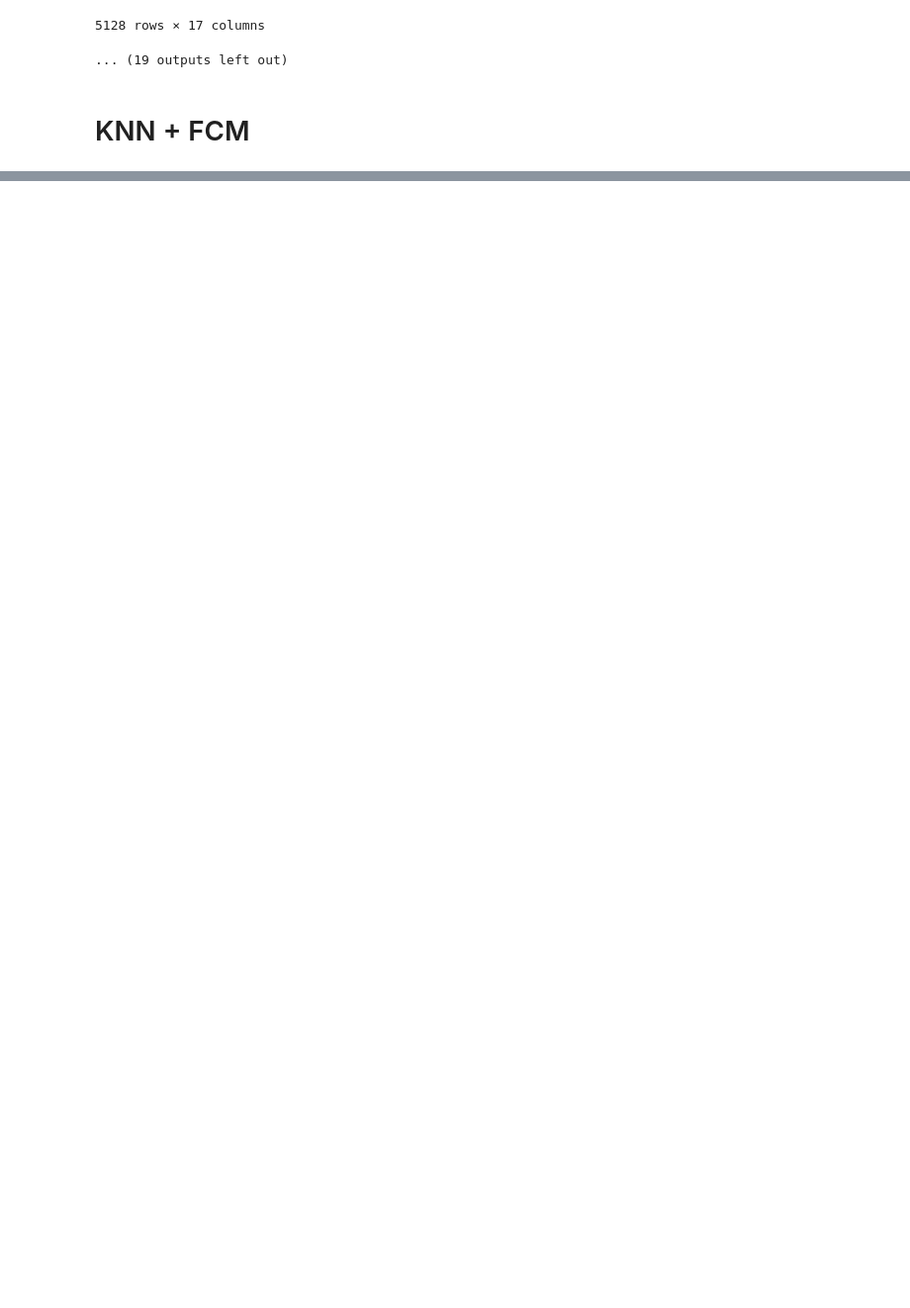
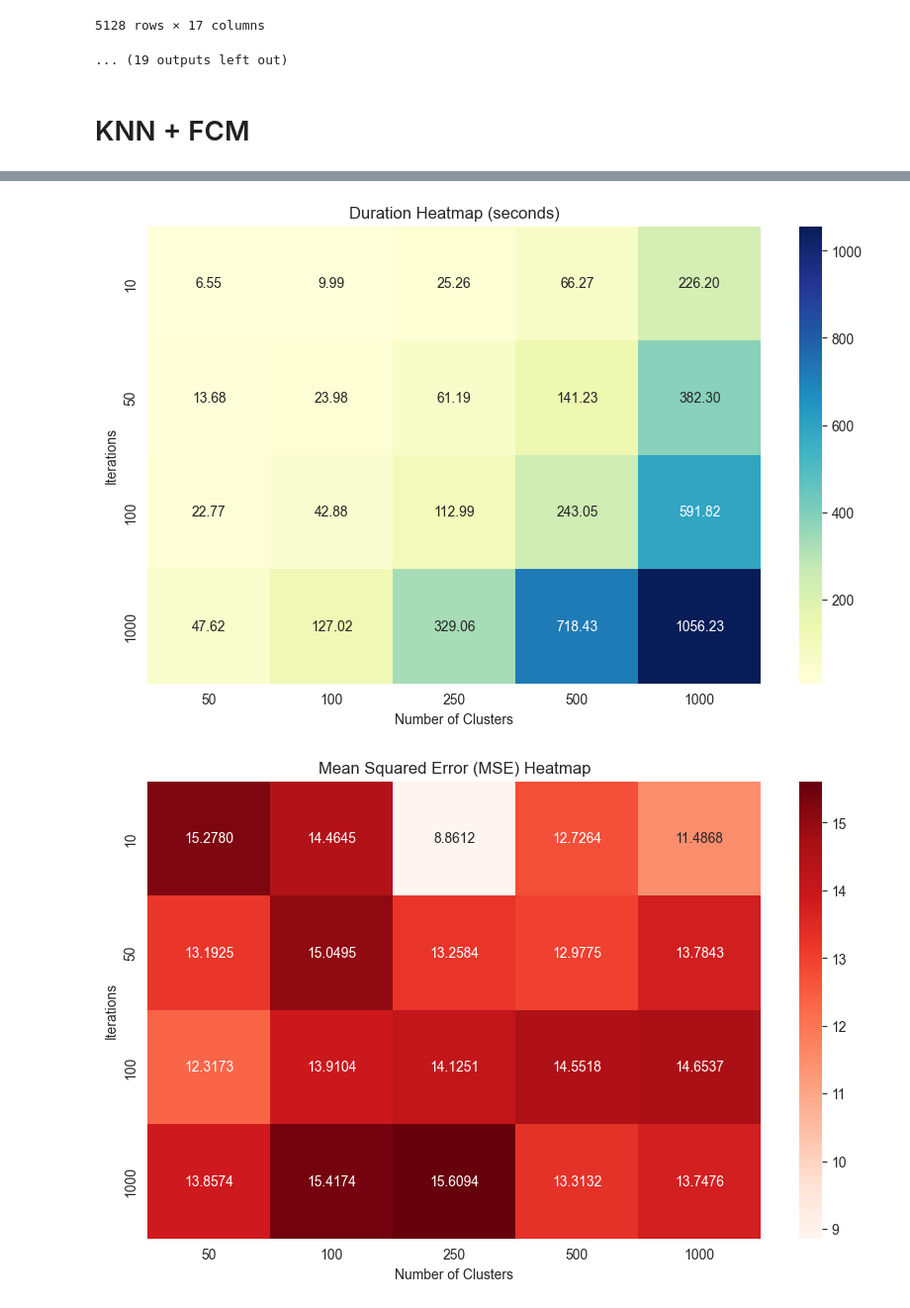
Before and after one commit to JanSupierz/NTWI-2025-GrC-DaneNiejednorodne, a Jupyter notebook: notebooks/KNN_full.ipynb, the cells around one changed output, grey strips where cells are left out. Shown at 99% size. Drawn from its saved outputs; the diff is of its cells as text; code cells hidden in the pictures; blank space fills up the shorter version.

```diff
--- a/notebooks/KNN_full.ipynb
+++ b/notebooks/KNN_full.ipynb
@@ -484,17 +541,0 @@ Total NaNs in fcmKNN_imputed: 18458
-# %%
-arr_pureKNN = np.array(all_vals_pureKNN, dtype=np.float64)
-arr_fcmKNN = np.array(all_vals_fcmKNN, dtype=np.float64)
-
-mask = ~np.isnan(arr_pureKNN) & ~np.isnan(arr_fcmKNN)
-arr_pureKNN_clean = arr_pureKNN[mask]
-arr_fcmKNN_clean = arr_fcmKNN[mask]
-
-mse = mean_squared_error(arr_pureKNN_clean, arr_fcmKNN_clean)
-print("\nMSE:", mse)
-
-mae = mean_absolute_error(arr_pureKNN_clean, arr_fcmKNN_clean)
-print("MAE:", mae)
-
-# Sanity check: Pearson correlation
-corr, p_value = pearsonr(arr_pureKNN_clean, arr_fcmKNN_clean)
-print(f"Pearson correlation: {corr:.4f} (p-value: {p_value:.4e})")
@@ -546,0 +600,24 @@ plt.show()
+# %%
+iterations = [10, 50, 100, 1000]
+nr_clusters = [50, 100, 250, 500, 1000]
+durations = np.zeros((len(iterations), len(nr_clusters)))
+mses = np.zeros((len(iterations), len(nr_clusters)))
+
+for i, it in enumerate(iterations):
+    for j, nc in enumerate(nr_clusters):
+
+        print(f'Iterations: {it}, Nr of Clusters: {nc}')
+        np_fd = [arr.copy() for arr in np_common_file_data]
+
+        print('Running fuzzy c-means..')
+        start = time.time()
+        np_ccpf = calculate_fcm_clusters(np_fd, n_clusters=nc, maxiter=it)
+        np_nb = run_knn(np_fd, column_masks, np_ccpf)
+        im = impute(np_nb)
+        duration = time.time() - start
+
+        clean, f_clean, _, _ = get_statistics(pureKNN_imputed, im)
+        _, mse, _, _ = mean_values(clean, f_clean)
+
+        durations[i, j] = duration
+        mses[i, j] = mse
@@ -546,0 +642,5 @@ plt.show()
+# %%
+plot_results(iterations, nr_clusters, durations, mses)
+# %% [output]
+[figure, added]
+[figure, added]
```
Also changed, not shown: parts of 28 cells of this notebook.
